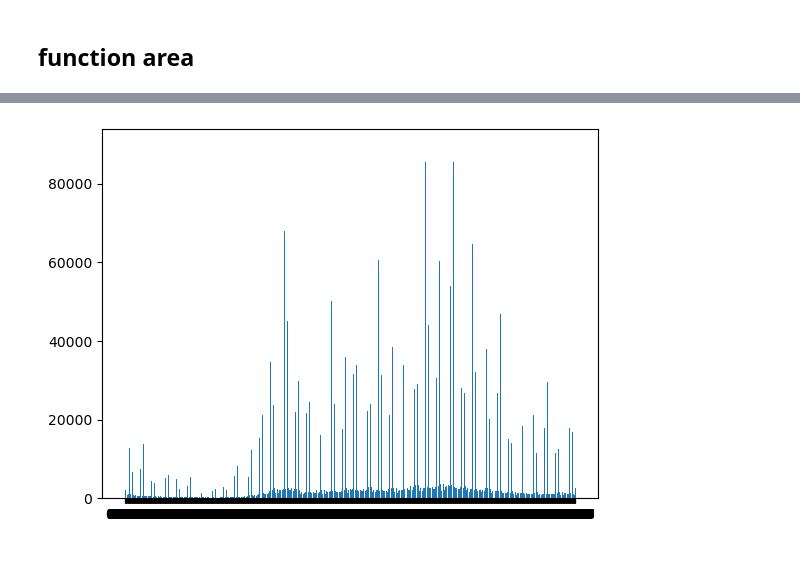
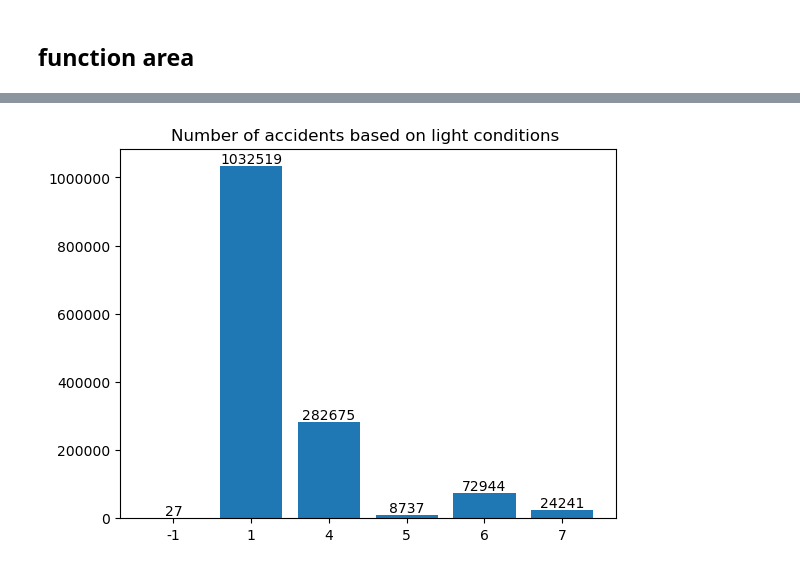
Before and after one commit to X-Fan-Jack/CASA05_quantitative_methods, a Jupyter notebook: qm_presentation_EDA.ipynb, the cells around one changed output, grey strips where cells are left out. Saved outputs shown, nothing was run; the diff lists cells and outputs as text; code cells hidden in the pictures.

```diff
--- a/qm_presentation_EDA.ipynb
+++ b/qm_presentation_EDA.ipynb
@@ -31,5 +31,5 @@ Data columns (total 36 columns):
 dtypes: float64(5), int64(24), object(7)
 memory usage: 2.3+ GB
 # %%
-# filter the year
-sub_csv = csv.query("accident_year > 2000")
+# filter the year from 2011 to 2021
+sub_csv = csv.query("accident_year > 2010")
@@ -39,13 +55,19 @@ sub_csv = csv.query("accident_year > 2000")
 ## function area
 # %%
 # plot the bar chart
-def plot_bar(list, catag_boolen):
+def plot_bar(list, title, catag_boolen):
+    fig, ax = plt.subplots()
+    ax.ticklabel_format(style='plain')
+
     x = list.iloc[:, 0]
     y = list.iloc[:, 1]
     if catag_boolen:
         for index in range(len(x)):
             x[index] = str(x[index])
-    plt.bar(x, y)
+    bar = plt.bar(x, y)
+    plt.bar_label(bar, fmt="%i", label_type="edge")
+    plt.title(title)
+
     plt.show()
 # %%
 # get the value statistic
@@ -72,4 +90,15 @@ get_bar_by_factors("accident_year", False)
-# %%
-get_bar_by_factors("time", False)
-# %% [output]
-[figure, removed]
+# %%
+light_csv = sub_csv[["light_conditions"]]
+weather_csv = sub_csv[["weather_conditions"]]
+road_csv = sub_csv[["road_surface_conditions"]]
+urban_csv = sub_csv[["urban_or_rural_area"]]
+
+light_count = light_csv.groupby("light_conditions").size().reset_index(name='counts')
+weather_count = weather_csv.groupby("weather_conditions").size().reset_index(name='counts')
+road_count = road_csv.groupby("road_surface_conditions").size().reset_index(name='counts')
+urban_count = urban_csv.groupby("urban_or_rural_area").size().reset_index(name='counts')
+# %%
+# light
+plot_bar(light_count, "Number of accidents based on light conditions ", True)
+# %% [output]
+[figure, added]
```
Also changed, not shown: parts of 6 cells of this notebook.
